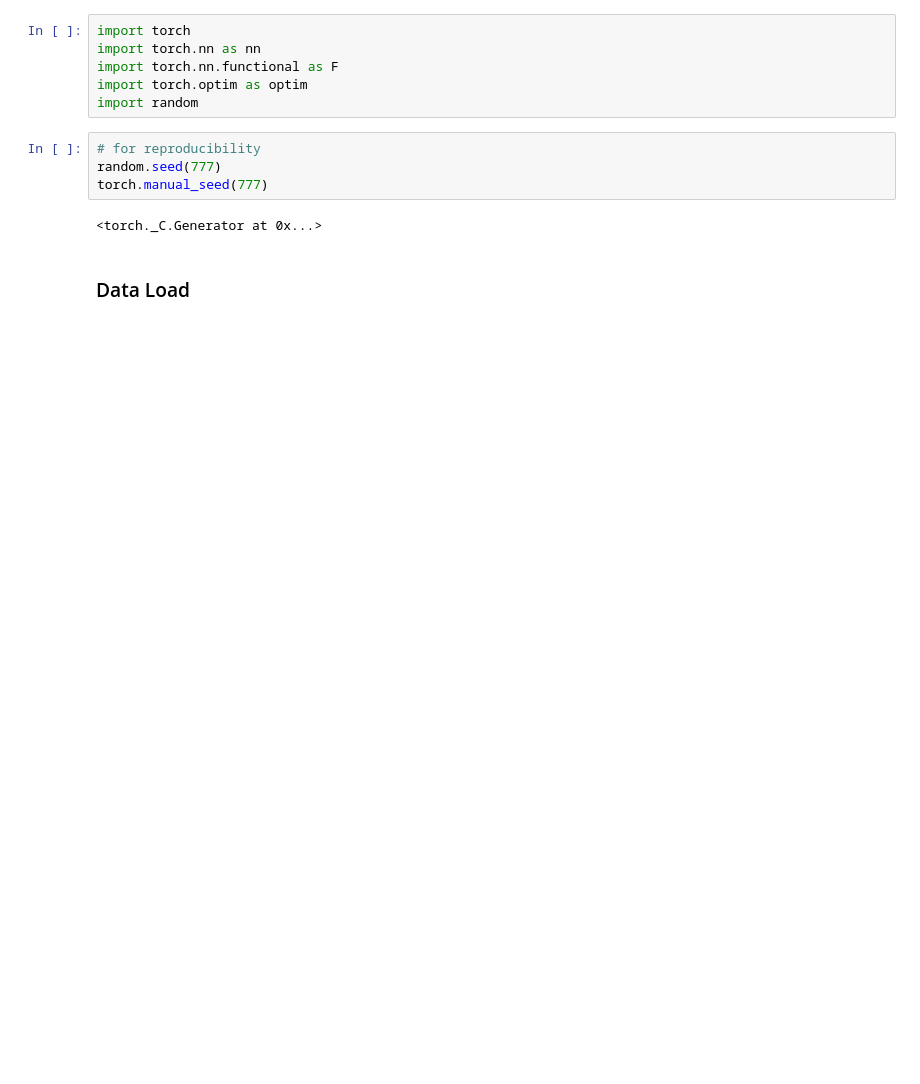
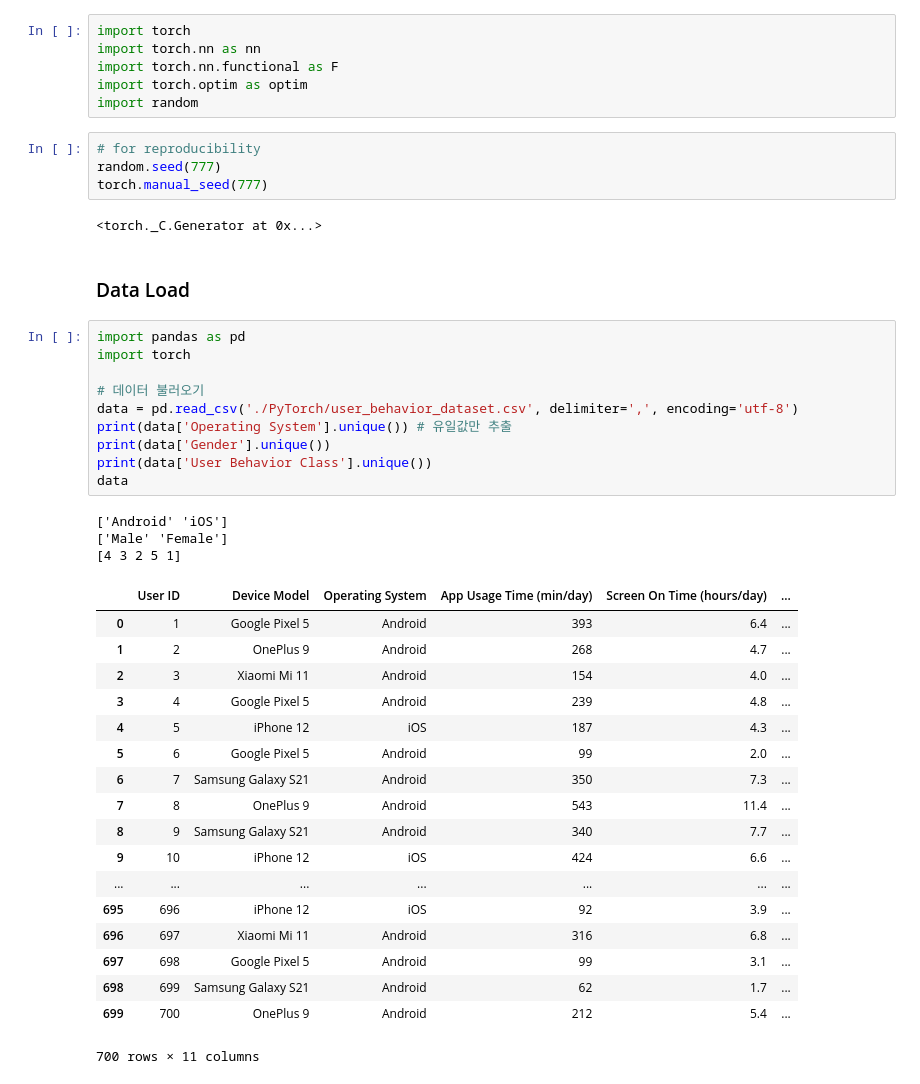
Before and after one commit to HwangCU/AI-Study, a Jupyter notebook: user_behavior_실습/user_behavior_Code.ipynb, the cells around one changed output. Drawn from its saved outputs; the diff is of its cells as text; blank space fills up the shorter version.

```diff
--- a/user_behavior_실습/user_behavior_Code.ipynb
+++ b/user_behavior_실습/user_behavior_Code.ipynb
@@ -12,3 +12,35 @@ torch.manual_seed(777)
 <torch._C.Generator at 0x...>
 # %% [markdown]
 ### Data Load
+# %%
+import pandas as pd
+import torch
+
+# 데이터 불러오기
+data = pd.read_csv('./PyTorch/user_behavior_dataset.csv', delimiter=',', encoding='utf-8')
+print(data['Operating System'].unique()) # 유일값만 추출
+print(data['Gender'].unique())
+print(data['User Behavior Class'].unique())
+data
+# %% [output]
+['Android' 'iOS']
+['Male' 'Female']
+[4 3 2 5 1]
+|  | User ID | Device Model | Operating System | App Usage Time (min/day) | Screen On Time (hours/day) | ... |
+| 0 | 1 | Google Pixel 5 | Android | 393 | 6.4 | ... |
+| 1 | 2 | OnePlus 9 | Android | 268 | 4.7 | ... |
+| 2 | 3 | Xiaomi Mi 11 | Android | 154 | 4.0 | ... |
+| 3 | 4 | Google Pixel 5 | Android | 239 | 4.8 | ... |
+| 4 | 5 | iPhone 12 | iOS | 187 | 4.3 | ... |
+| 5 | 6 | Google Pixel 5 | Android | 99 | 2.0 | ... |
+| 6 | 7 | Samsung Galaxy S21 | Android | 350 | 7.3 | ... |
+| 7 | 8 | OnePlus 9 | Android | 543 | 11.4 | ... |
+| 8 | 9 | Samsung Galaxy S21 | Android | 340 | 7.7 | ... |
+| 9 | 10 | iPhone 12 | iOS | 424 | 6.6 | ... |
+| ... | ... | ... | ... | ... | ... | ... |
+| 695 | 696 | iPhone 12 | iOS | 92 | 3.9 | ... |
+| 696 | 697 | Xiaomi Mi 11 | Android | 316 | 6.8 | ... |
+| 697 | 698 | Google Pixel 5 | Android | 99 | 3.1 | ... |
+| 698 | 699 | Samsung Galaxy S21 | Android | 62 | 1.7 | ... |
+| 699 | 700 | OnePlus 9 | Android | 212 | 5.4 | ... |
+700 rows × 11 columns
```
Also changed, not shown: parts of 10 cells of this notebook.
